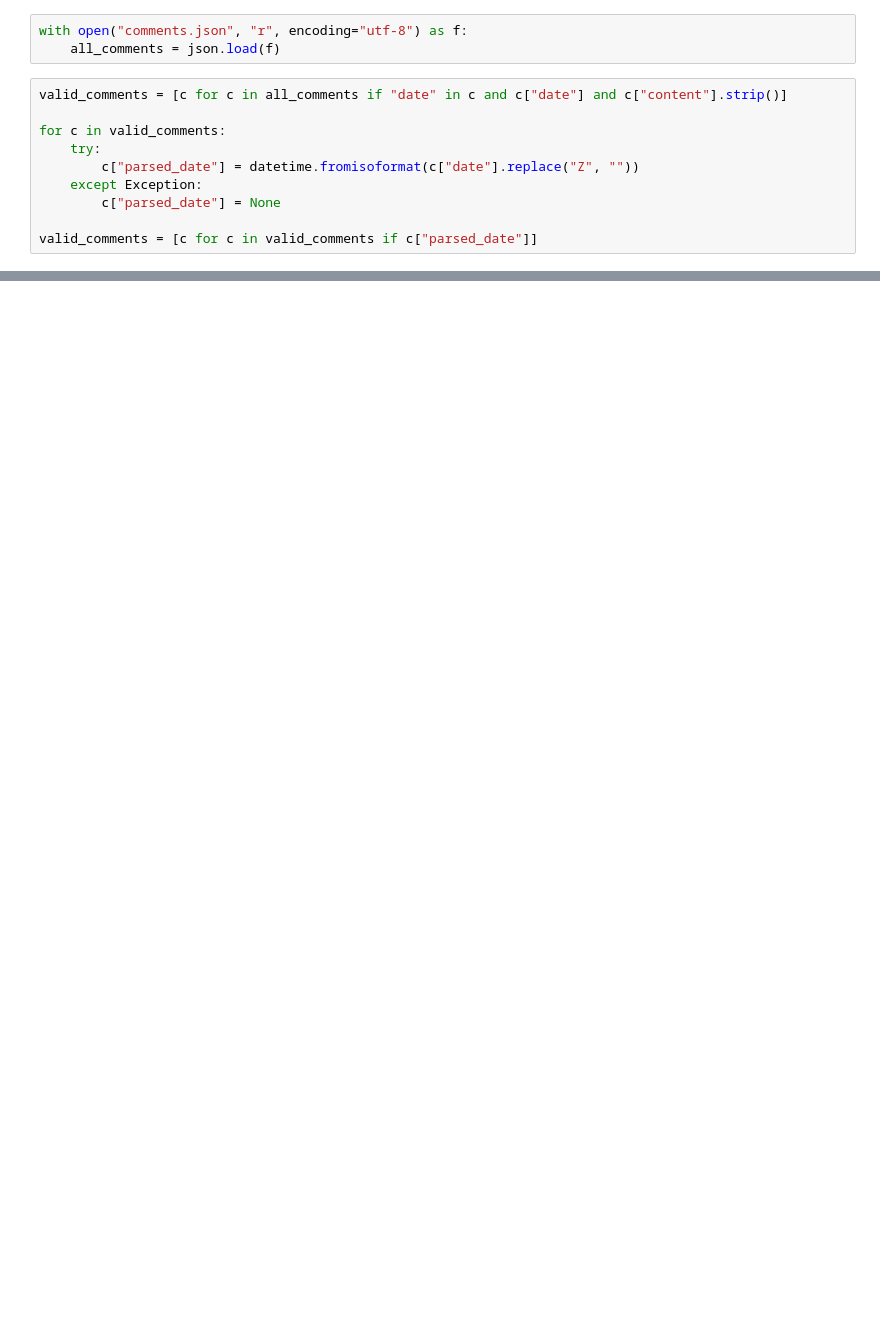
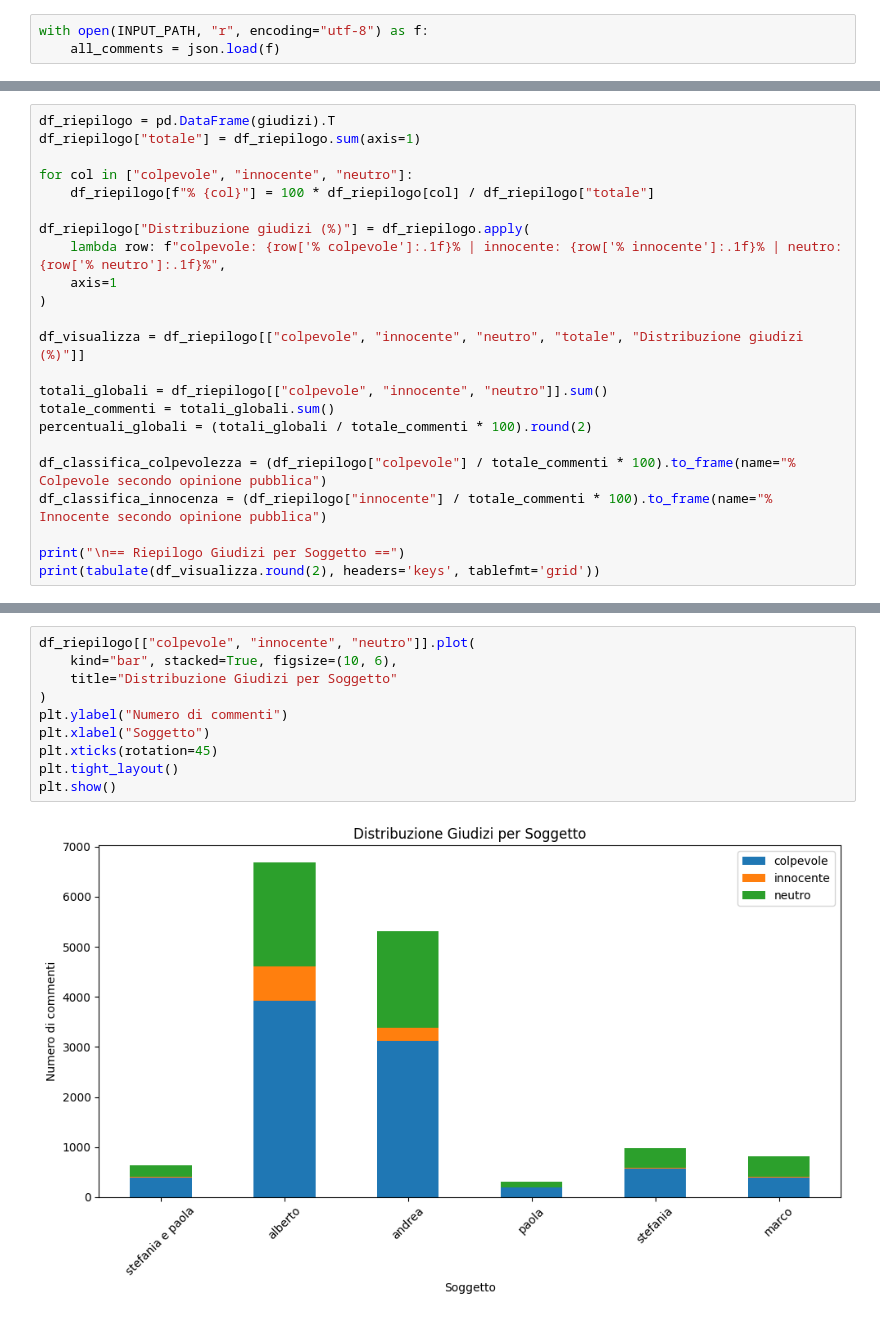
Before and after one commit to fedeceru/SMMproject, a Jupyter notebook: src/sentiment_analysis.ipynb, the cells around one changed output, grey strips where cells are left out. Drawn from its saved outputs; the diff is of its cells as text; blank space fills up the shorter version.

```diff
--- a/src/sentiment_analysis.ipynb
+++ b/src/sentiment_analysis.ipynb
@@ -38,13 +44,3 @@ def map_stars_to_sentiment(label):
 # %%
-with open("comments.json", "r", encoding="utf-8") as f:
+with open(INPUT_PATH, "r", encoding="utf-8") as f:
     all_comments = json.load(f)
-# %%
-valid_comments = [c for c in all_comments if "date" in c and c["date"] and c["content"].strip()]
-
-for c in valid_comments:
-    try:
-        c["parsed_date"] = datetime.fromisoformat(c["date"].replace("Z", ""))
-    except Exception:
-        c["parsed_date"] = None
-
-valid_comments = [c for c in valid_comments if c["parsed_date"]]
@@ -116,0 +143,23 @@ marco      67   143  108     318   44.968553
+# %%
+df_riepilogo = pd.DataFrame(giudizi).T
+df_riepilogo["totale"] = df_riepilogo.sum(axis=1)
+
+for col in ["colpevole", "innocente", "neutro"]:
+    df_riepilogo[f"% {col}"] = 100 * df_riepilogo[col] / df_riepilogo["totale"]
+
+df_riepilogo["Distribuzione giudizi (%)"] = df_riepilogo.apply(
+    lambda row: f"colpevole: {row['% colpevole']:.1f}% | innocente: {row['% innocente']:.1f}% | neutro: {row['% neutro']:.1f}%",
+    axis=1
+)
+
+df_visualizza = df_riepilogo[["colpevole", "innocente", "neutro", "totale", "Distribuzione giudizi (%)"]]
+
+totali_globali = df_riepilogo[["colpevole", "innocente", "neutro"]].sum()
+totale_commenti = totali_globali.sum()
+percentuali_globali = (totali_globali / totale_commenti * 100).round(2)
+
+df_classifica_colpevolezza = (df_riepilogo["colpevole"] / totale_commenti * 100).to_frame(name="% Colpevole secondo opinione pubblica")
+df_classifica_innocenza = (df_riepilogo["innocente"] / totale_commenti * 100).to_frame(name="% Innocente secondo opinione pubblica")
+
+print("\n== Riepilogo Giudizi per Soggetto ==")
+print(tabulate(df_visualizza.round(2), headers='keys', tablefmt='grid'))
@@ -116,0 +233,12 @@ marco      67   143  108     318   44.968553
+# %%
+df_riepilogo[["colpevole", "innocente", "neutro"]].plot(
+    kind="bar", stacked=True, figsize=(10, 6),
+    title="Distribuzione Giudizi per Soggetto"
+)
+plt.ylabel("Numero di commenti")
+plt.xlabel("Soggetto")
+plt.xticks(rotation=45)
+plt.tight_layout()
+plt.show()
+# %% [output]
+[figure, added]
```
Also changed, not shown: parts of 15 cells of this notebook, 2 other files.
